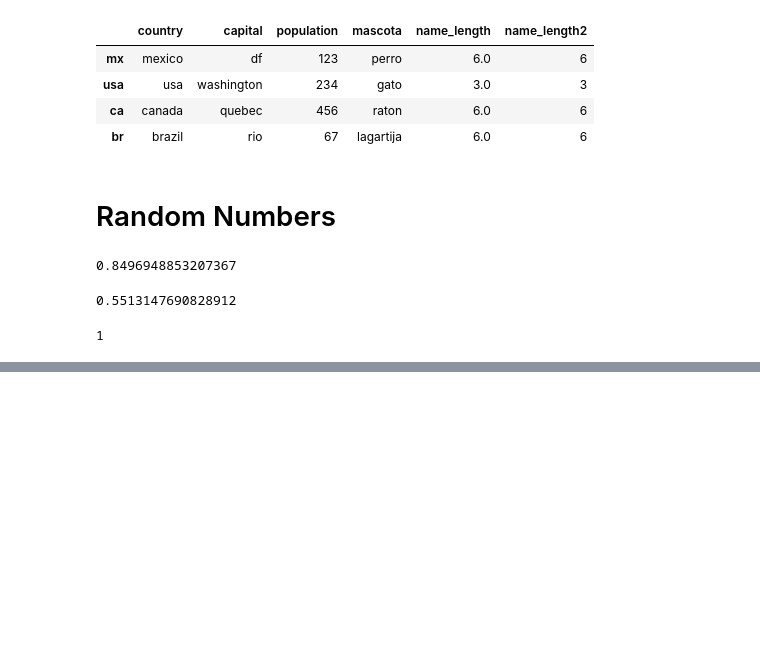
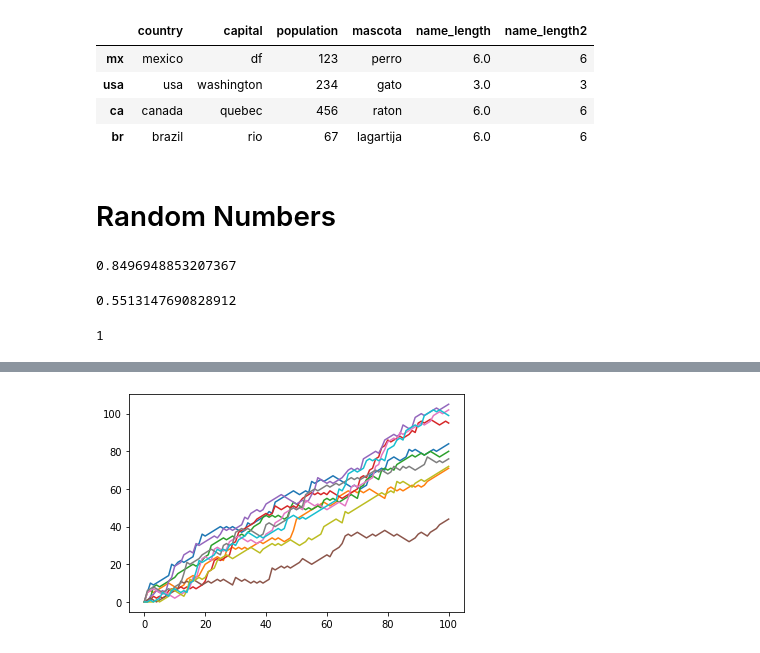
Before and after one commit to eljuanrv/Data_Science_With_Python, a Jupyter notebook: Intrmediate_Python.ipynb, the cells around one changed output, grey strips where cells are left out. Cells and saved outputs as stored; diff of their text form; code cells hidden in the pictures; blank space fills up the shorter version.

```diff
--- a/Intrmediate_Python.ipynb
+++ b/Intrmediate_Python.ipynb
@@ -641,0 +735,10 @@ coin
+# %%
+# Transpose np_aw by calling np.transpose() on np_aw. Call the result np_aw_t. Now every row in np_all_walks represents the position after 1 throw for the 10 random walks
+# Transpose np_aw: np_aw_t
+np_aw_t = np.transpose(np_aw)
+
+# Plot np_aw_t and show
+plt.plot(np_aw_t)
+plt.show()
+# %% [output]
+[figure, added]
```
Also changed, not shown: parts of 19 cells of this notebook.
